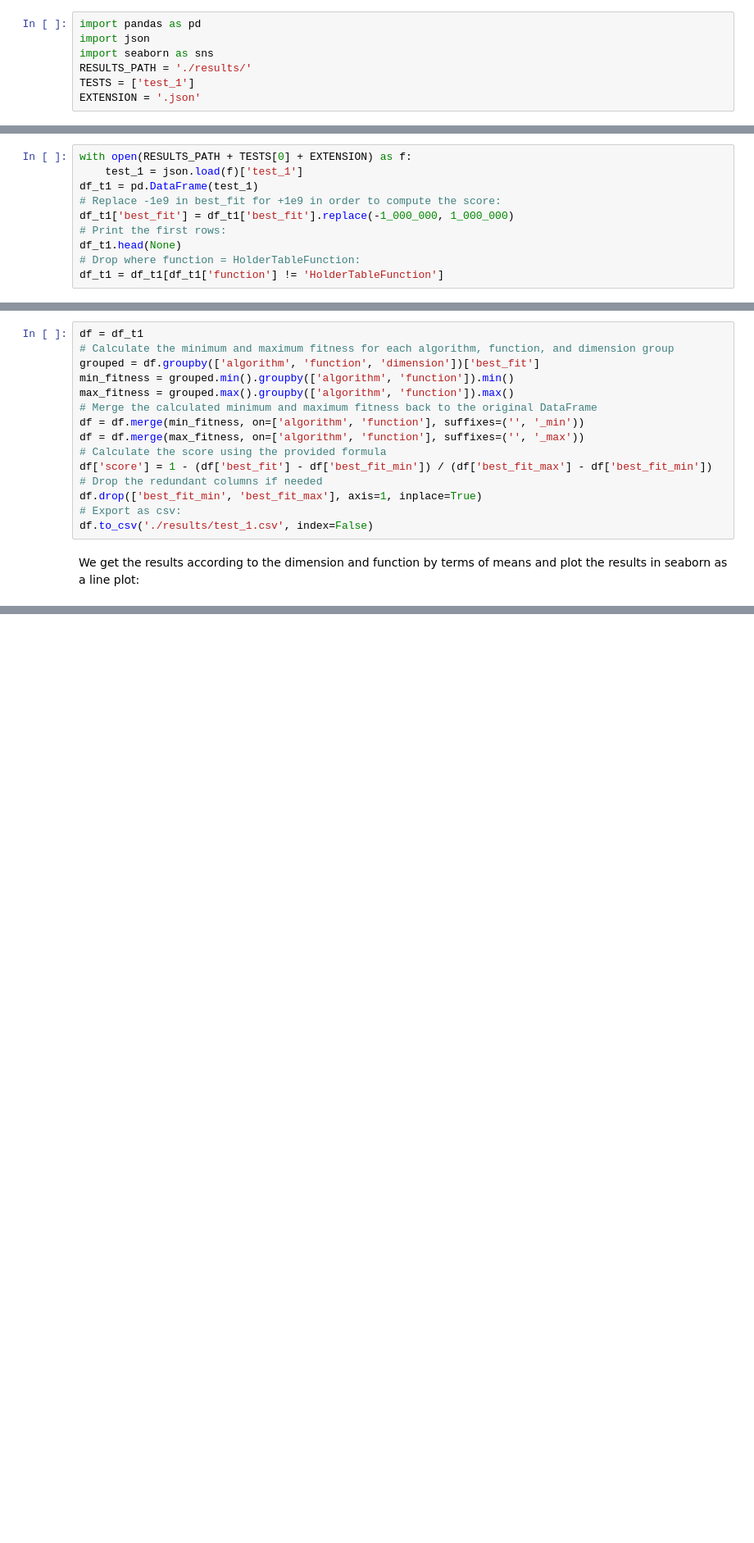
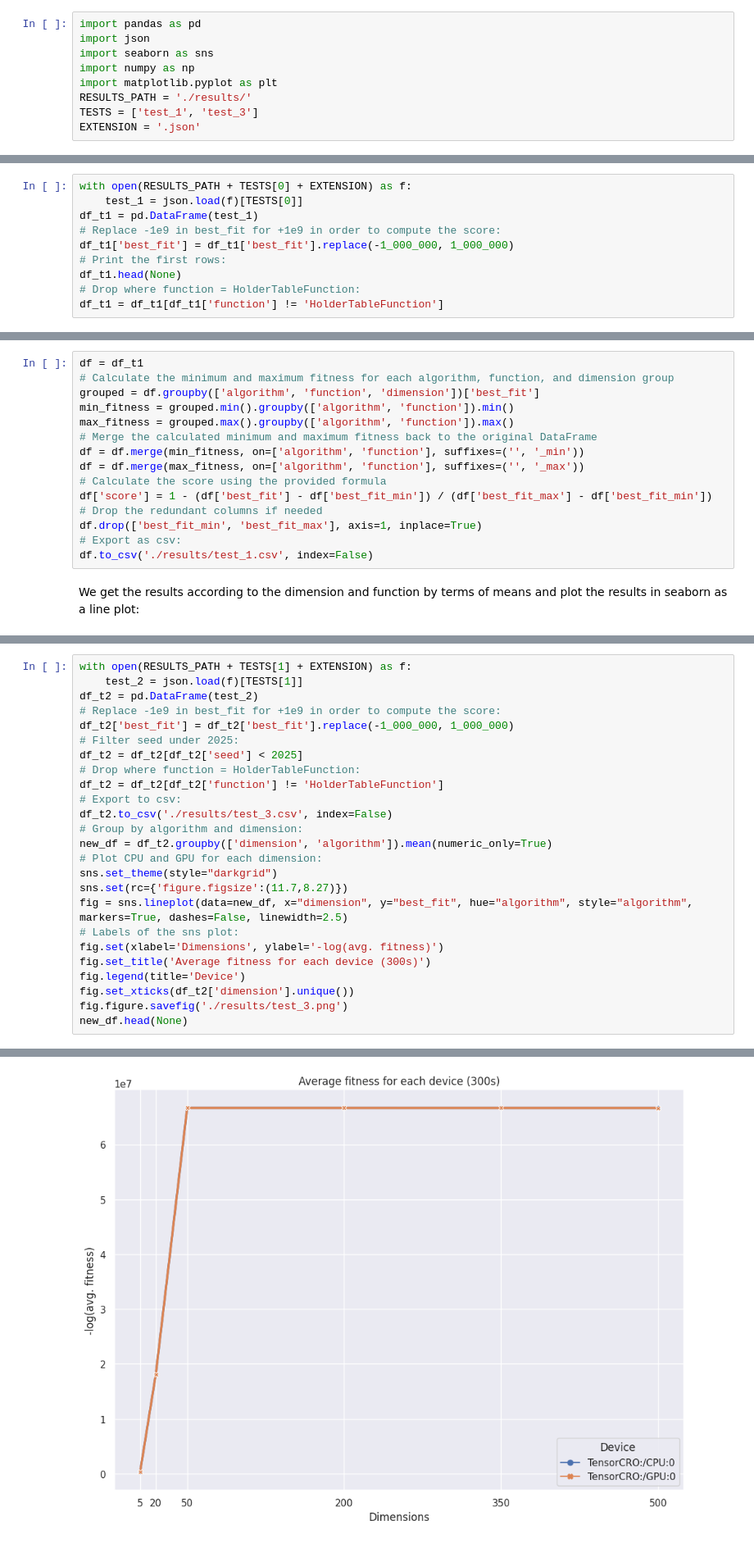
Before and after one commit to iTzAlver/TensorCRO, a Jupyter notebook: experiments/print_results.ipynb, the cells around one changed output, grey strips where cells are left out. Shown: that part at 82% size. Drawn from its saved outputs; the diff is of its cells as text; blank space fills up the shorter version.

```diff
--- a/experiments/print_results.ipynb
+++ b/experiments/print_results.ipynb
@@ -8,8 +8,10 @@ First, a few imports and global variables:
 import pandas as pd
 import json
 import seaborn as sns
+import numpy as np
+import matplotlib.pyplot as plt
 RESULTS_PATH = './results/'
-TESTS = ['test_1']
+TESTS = ['test_1', 'test_3']
 EXTENSION = '.json'
 # %% [markdown]
 # Test 1:
@@ -17,7 +19,7 @@ EXTENSION = '.json'
 We extract the data in json to a pandas dataframe with the first experiment results:
 # %%
 with open(RESULTS_PATH + TESTS[0] + EXTENSION) as f:
-    test_1 = json.load(f)['test_1']
+    test_1 = json.load(f)[TESTS[0]]
 df_t1 = pd.DataFrame(test_1)
 # Replace -1e9 in best_fit for +1e9 in order to compute the score:
 df_t1['best_fit'] = df_t1['best_fit'].replace(-1_000_000, 1_000_000)
@@ -65,0 +72,26 @@ fig.figure.savefig('./results/test_1.png')
+# %%
+with open(RESULTS_PATH + TESTS[1] + EXTENSION) as f:
+    test_2 = json.load(f)[TESTS[1]]
+df_t2 = pd.DataFrame(test_2)
+# Replace -1e9 in best_fit for +1e9 in order to compute the score:
+df_t2['best_fit'] = df_t2['best_fit'].replace(-1_000_000, 1_000_000)
+# Filter seed under 2025:
+df_t2 = df_t2[df_t2['seed'] < 2025]
+# Drop where function = HolderTableFunction:
+df_t2 = df_t2[df_t2['function'] != 'HolderTableFunction']
+# Export to csv:
+df_t2.to_csv('./results/test_3.csv', index=False)
+# Group by algorithm and dimension:
+new_df = df_t2.groupby(['dimension', 'algorithm']).mean(numeric_only=True)
+# Plot CPU and GPU for each dimension:
+sns.set_theme(style="darkgrid")
+sns.set(rc={'figure.figsize':(11.7,8.27)})
+fig = sns.lineplot(data=new_df, x="dimension", y="best_fit", hue="algorithm", style="algorithm", markers=True, dashes=False, linewidth=2.5)
+# Labels of the sns plot:
+fig.set(xlabel='Dimensions', ylabel='-log(avg. fitness)')
+fig.set_title('Average fitness for each device (300s)')
+fig.legend(title='Device')
+fig.set_xticks(df_t2['dimension'].unique())
+fig.figure.savefig('./results/test_3.png')
+new_df.head(None)
+# %% [output]
@@ -65,0 +112 @@ fig.figure.savefig('./results/test_1.png')
+[figure, added]
```
Also changed, not shown: parts of 5 cells of this notebook, 3 other files.
